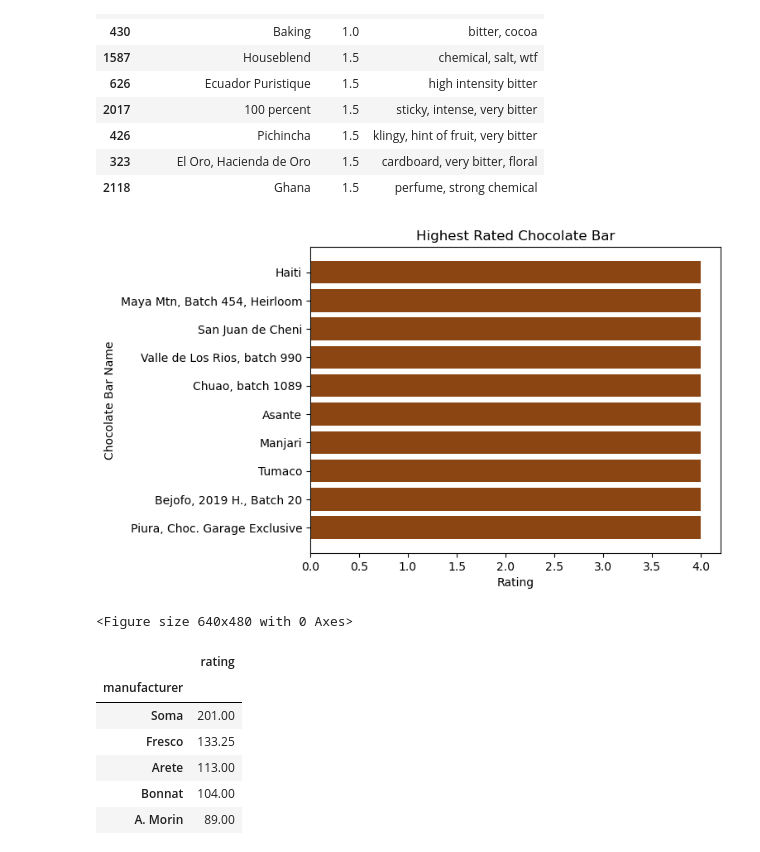
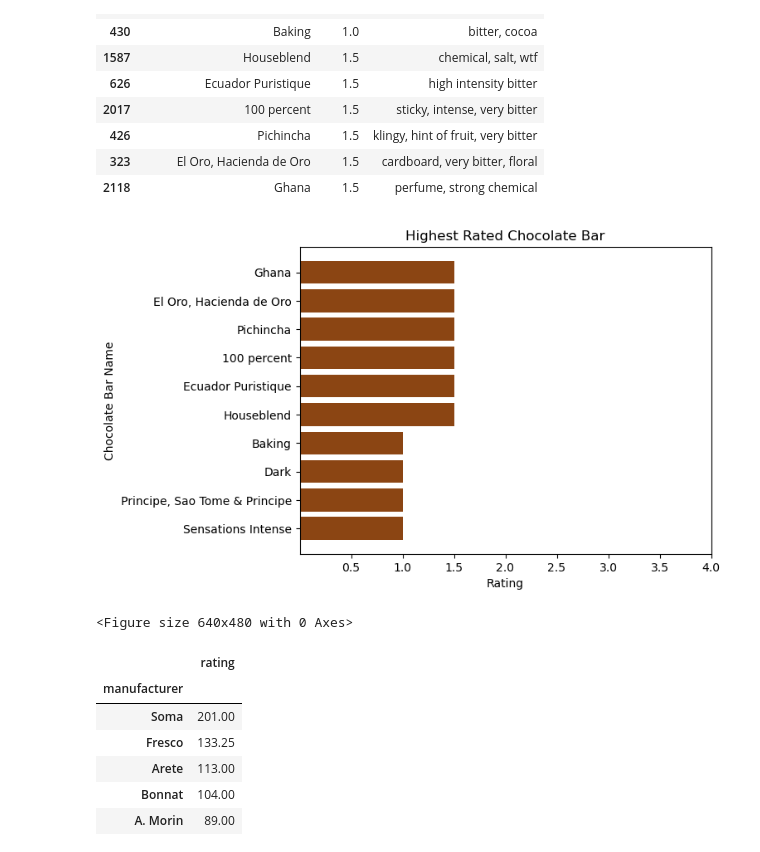
Before and after one commit to nbaggio28/Mid-Term-Project, a Jupyter notebook: notebooks/chocolateDA.ipynb, the cells around one changed output. Drawn from its saved outputs; the diff is of its cells as text; code cells hidden in the pictures.

Commit message:
changes to readme and created graph for lowest rated bar

```diff
--- a/notebooks/chocolateDA.ipynb
+++ b/notebooks/chocolateDA.ipynb
@@ -99,20 +115,24 @@ low_ten
 | 323 | El Oro, Hacienda de Oro | 1.5 | cardboard, very bitter, floral |
 | 2118 | Ghana | 1.5 | perfume, strong chemical |
 # %%
-#Graphing Highest rated chocolate bars
+#Graphing lowest rated chocolate bars
+from array import array
+
+
 fig, ax = plt.subplots()
-bar_name = topten_rated['bar_name']
-rating = topten_rated['rating']
+bar_name = low_ten['bar_name']
+rating = low_ten['rating']
 
 plt.barh(bar_name, rating, color= 'saddlebrown')
 plt.yticks(bar_name, horizontalalignment='right', fontsize='10')
 plt.ylabel("Chocolate Bar Name")
 plt.xlabel("Rating")
 plt.title("Highest Rated Chocolate Bar")
+plt.xticks(ticks=(.5,1,1.5,2,2.5,3,3.5,4))
 plt.show()
-plt.savefig('../images/Highest Rated Chocolate Bar.jpeg')
+# plt.savefig('../images/Lowest Rated Chocolate Bar.jpeg')
 # %% [output]
-[figure, old version]
+[figure, new version]
 <Figure size 640x480 with 0 Axes>
 # %%
 #Sorting the manufacturer by rating
```
Also changed, not shown: parts of 1 cell of this notebook, 2 other files.
